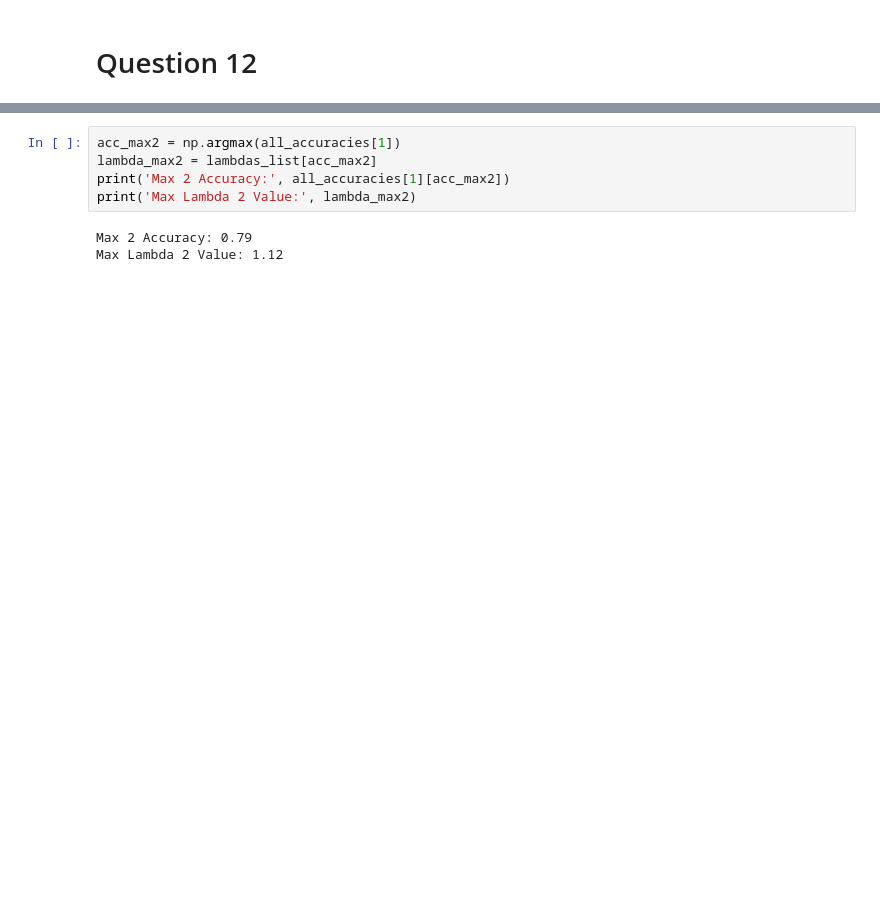
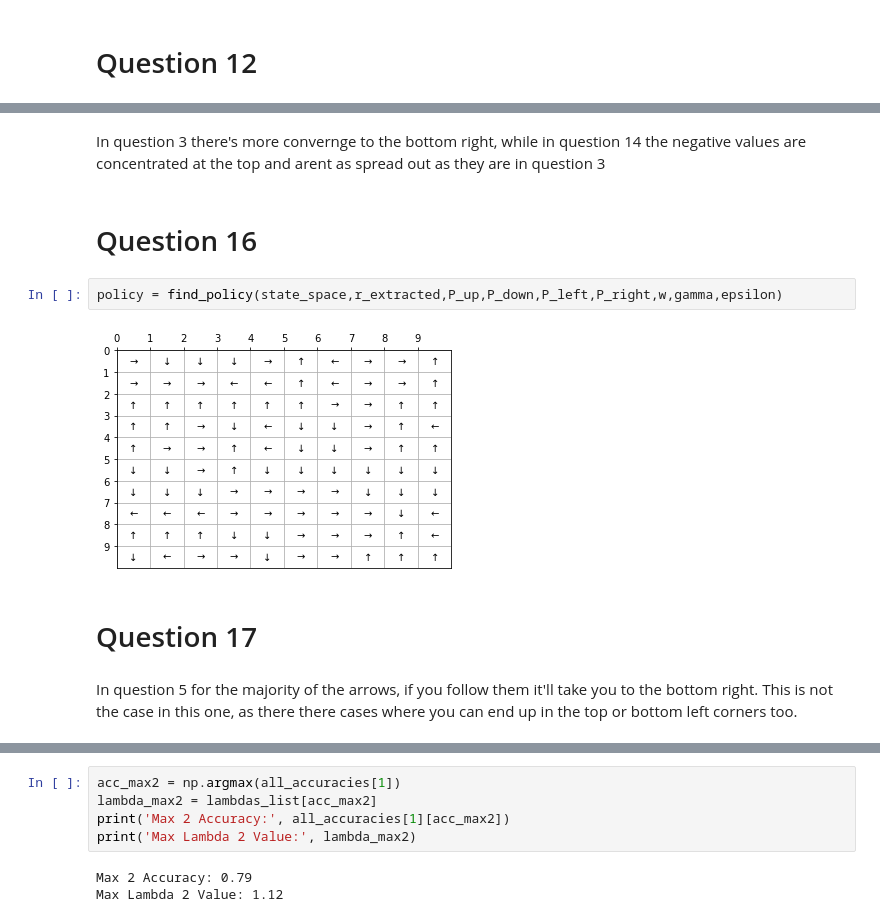
Before and after one commit to morgworth/ece232_team, a Jupyter notebook: Project 3/Anthony Project3.ipynb, the cells around one changed output, grey strips where cells are left out. Drawn from its saved outputs; the diff is of its cells as text; blank space fills up the shorter version.

```diff
--- a/Project 3/Anthony Project3.ipynb
+++ b/Project 3/Anthony Project3.ipynb
@@ -732,0 +776,12 @@ Text(0.5, 1.0, 'Lambda λ vs Accuracy--Optimal Expert Agent w/Reward Function 2'
+# %% [markdown]
+In question 3 there's more convernge to the bottom right, while in question 14 the negative values are concentrated at the top and arent as spread out as they are in question 3
+# %% [markdown]
+# Question 16
+# %%
+policy = find_policy(state_space,r_extracted,P_up,P_down,P_left,P_right,w,gamma,epsilon)
+# %% [output]
+[figure, added]
+# %% [markdown]
+# Question 17
+# %% [markdown]
+In question 5 for the majority of the arrows, if you follow them it'll take you to the bottom right. This is not the case in this one, as there there cases where you can end up in the top or bottom left corners too.
```
Also changed, not shown: parts of 29 cells of this notebook.
